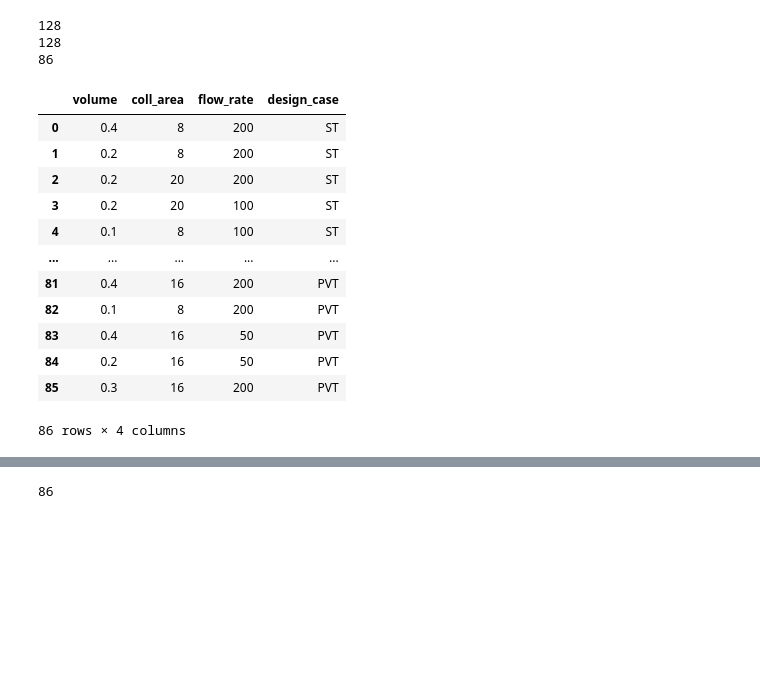
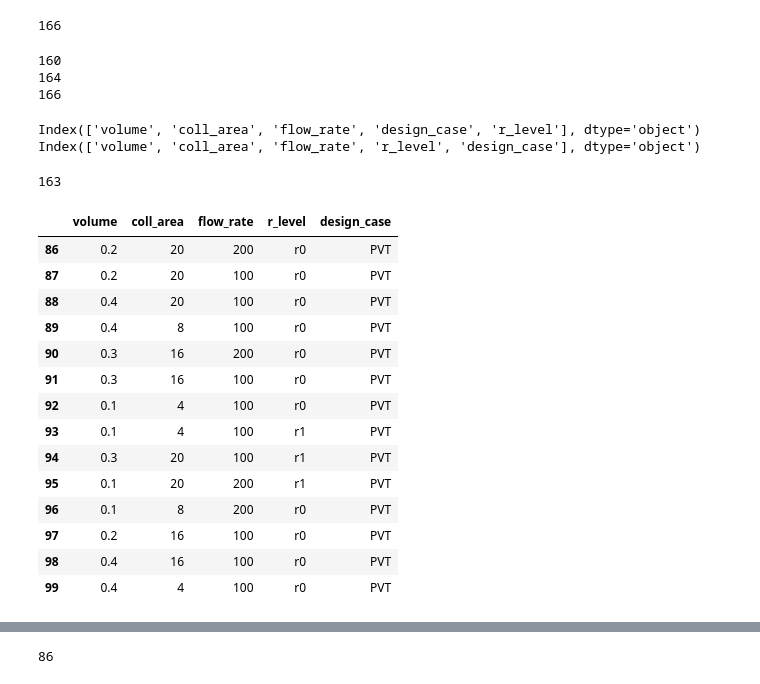
Before and after one commit to a-karanth/parametric_run, a Jupyter notebook: src/missed_sims.ipynb, the cells around one changed output, grey strips where cells are left out. Cells and saved outputs as stored; diff of their text form; code cells hidden in the pictures; blank space fills up the shorter version.

```diff
--- a/src/missed_sims.ipynb
+++ b/src/missed_sims.ipynb
@@ -101,24 +158,42 @@ df.index = np.arange(len(df))
+# %%
+len(dfnew)
+# %% [output]
+166
 # %%
 print(len(df1))
-print(len(df2))
-print(len(df))
+print(len(existing))
+print(len(dfnew))
 # %% [output]
-128
-128
-86
+160
+164
+166
-# %%
-df
-# %% [output]
-|  | volume | coll_area | flow_rate | design_case |
-| 0 | 0.4 | 8 | 200 | ST |
-| 1 | 0.2 | 8 | 200 | ST |
-| 2 | 0.2 | 20 | 200 | ST |
-| 3 | 0.2 | 20 | 100 | ST |
-| 4 | 0.1 | 8 | 100 | ST |
-| ... | ... | ... | ... | ... |
-| 81 | 0.4 | 16 | 200 | PVT |
-| 82 | 0.1 | 8 | 200 | PVT |
-| 83 | 0.4 | 16 | 50 | PVT |
-| 84 | 0.2 | 16 | 50 | PVT |
-| 85 | 0.3 | 16 | 200 | PVT |
-86 rows × 4 columns
+# %%
+print(existing.keys())
+print(dfnew.keys())
+# %% [output]
+Index(['volume', 'coll_area', 'flow_rate', 'design_case', 'r_level'], dtype='object')
+Index(['volume', 'coll_area', 'flow_rate', 'r_level', 'design_case'], dtype='object')
+# %%
+sim_results = pd.read_csv('sim_results.csv')
+sim_results['lab'] = sim_results['lab'].astype(int)
+len(sim_results)
+# %% [output]
+163
+# %%
+dfnew.iloc[86:100]
+# %% [output]
+|  | volume | coll_area | flow_rate | r_level | design_case |
+| 86 | 0.2 | 20 | 200 | r0 | PVT |
+| 87 | 0.2 | 20 | 100 | r0 | PVT |
+| 88 | 0.4 | 20 | 100 | r0 | PVT |
+| 89 | 0.4 | 8 | 100 | r0 | PVT |
+| 90 | 0.3 | 16 | 200 | r0 | PVT |
+| 91 | 0.3 | 16 | 100 | r0 | PVT |
+| 92 | 0.1 | 4 | 100 | r0 | PVT |
+| 93 | 0.1 | 4 | 100 | r1 | PVT |
+| 94 | 0.3 | 20 | 100 | r1 | PVT |
+| 95 | 0.1 | 20 | 200 | r1 | PVT |
+| 96 | 0.1 | 8 | 200 | r0 | PVT |
+| 97 | 0.2 | 16 | 100 | r0 | PVT |
+| 98 | 0.4 | 16 | 100 | r0 | PVT |
+| 99 | 0.4 | 4 | 100 | r0 | PVT |
```
Also changed, not shown: parts of 18 cells of this notebook.
